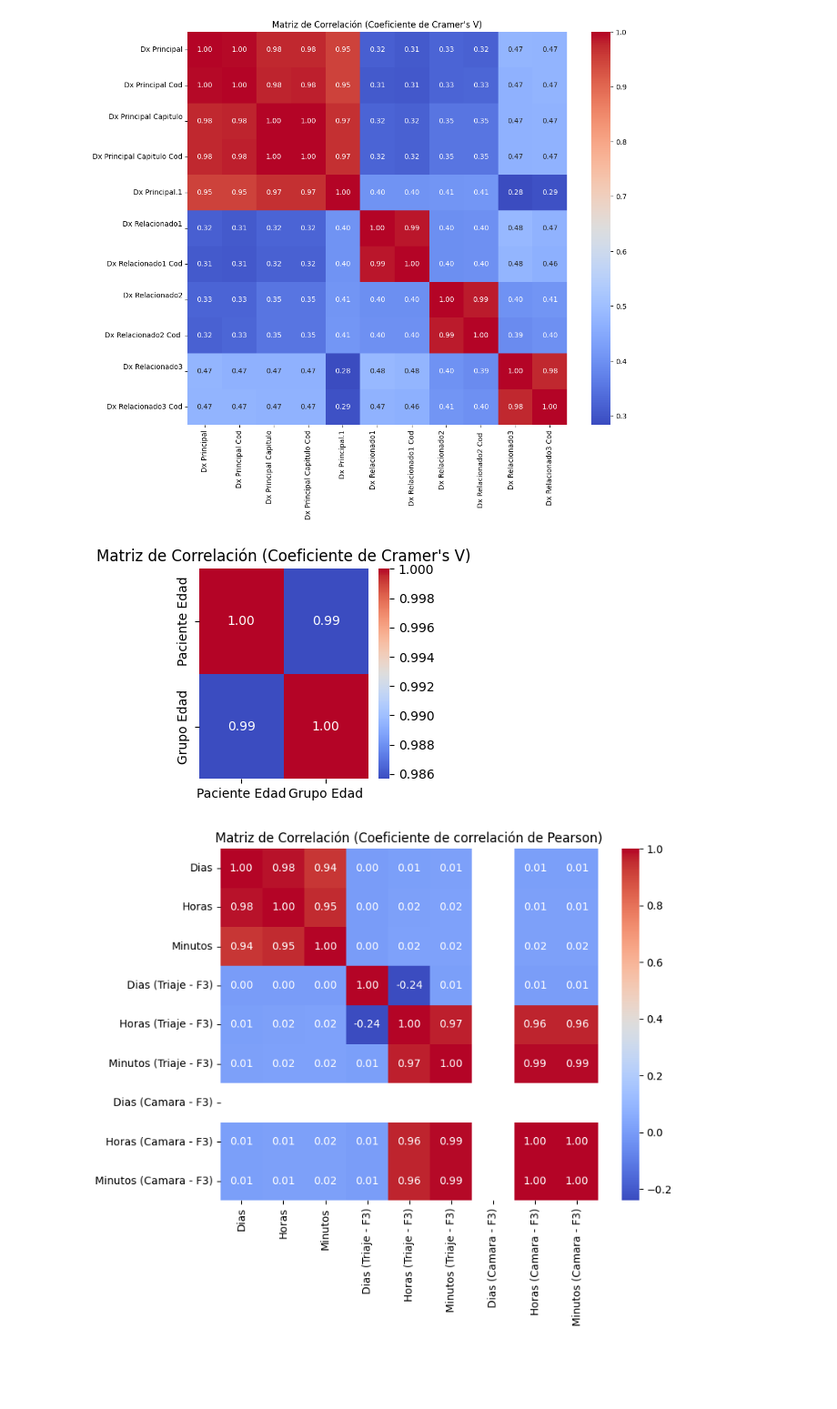
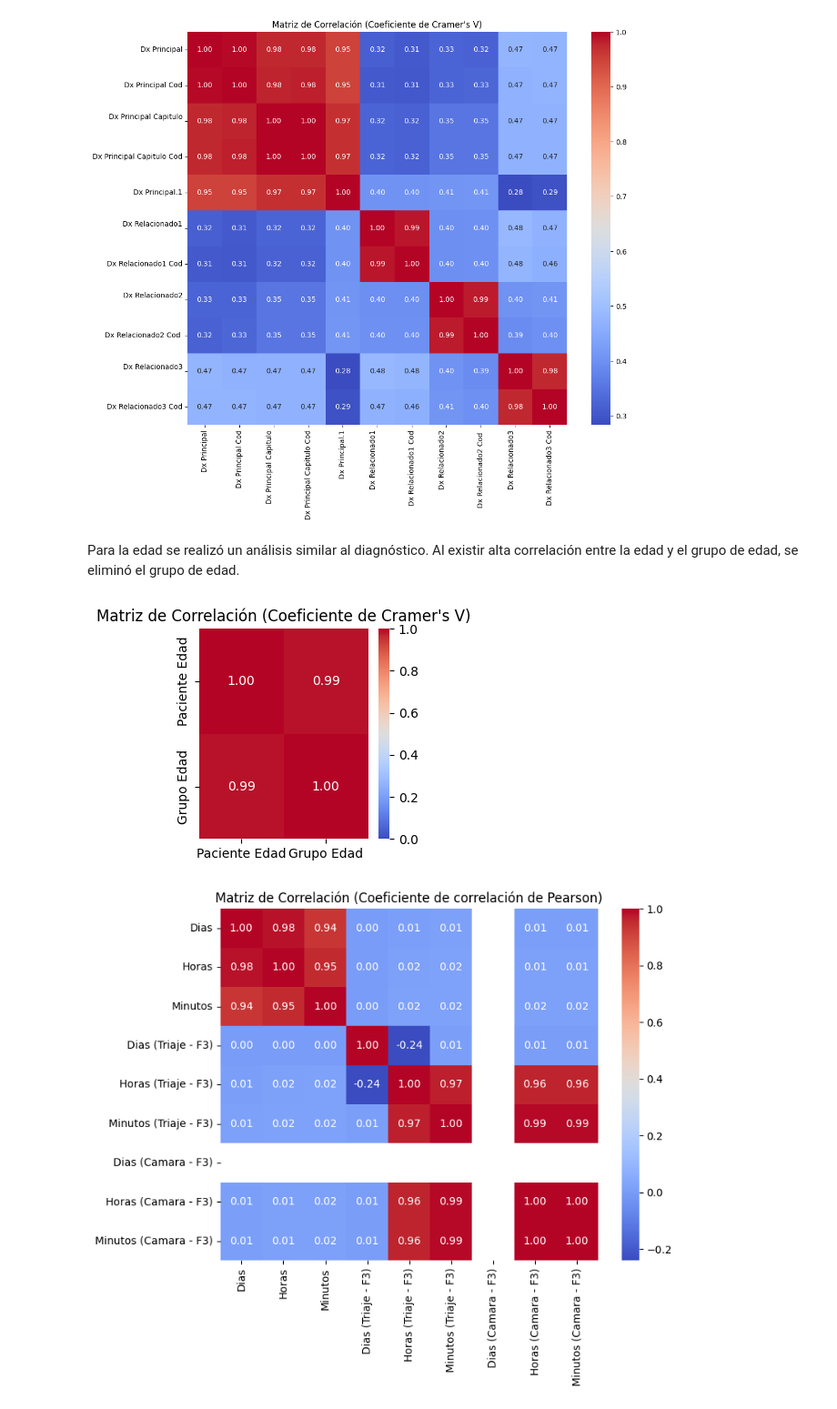
Before and after one commit to santiagogonzalezc/Final_project_ML, a Jupyter notebook: EDA.ipynb, the cells around one changed output. Shown at 91% size. Drawn from its saved outputs; the diff is of its cells as text; code cells hidden in the pictures; blank space fills up the shorter version.

```diff
--- a/EDA.ipynb
+++ b/EDA.ipynb
@@ -126,41 +154,31 @@ plt.title("Matriz de Correlación (Coeficiente de Cramer's V)")
 plt.show()
 # %% [output]
 [figure]
+# %% [markdown]
+ Para la edad se realizó un análisis similar al diagnóstico. Al existir alta correlación entre la edad y el grupo de edad, se eliminó el grupo de edad.
 # %%
 # Seleccionar las columnas relevantes
 relevant_columns = ['Paciente Edad', 'Grupo Edad']
 subset_data = data[relevant_columns]
-
-# Calcular el coeficiente de Cramer's V
-def cramers_v(table):
-    chi2 = chi2_contingency(table)[0]
-    n = table.sum().sum()
-    phi2 = chi2 / n
-    r, k = table.shape
-    phi2corr = max(0, phi2 - ((k-1)*(r-1))/(n-1))
-    rcorr = r - ((r-1)**2)/(n-1)
-    kcorr = k - ((k-1)**2)/(n-1)
-    return np.sqrt(phi2corr / min((kcorr-1), (rcorr-1)))
 
 # Calcular la matriz de correlación usando el coeficiente de Cramer's V
 correlation_matrix = pd.DataFrame(index=relevant_columns, columns=relevant_columns)
 for i, col1 in enumerate(relevant_columns):
     for j, col2 in enumerate(relevant_columns):
         if i == j:
             correlation_matrix.iloc[i, j] = 1.0
         else:
             contingency_table = pd.crosstab(subset_data[col1], subset_data[col2])
             correlation_matrix.iloc[i, j] = cramers_v(contingency_table)
 
 # Configurar el tamaño del gráfico
 plt.figure(figsize=(3,3))
-
 # mapa de calor
-sns.heatmap(correlation_matrix.astype(float), annot=True, cmap='coolwarm', fmt=".2f")
+sns.heatmap(correlation_matrix.astype(float), annot=True, cmap='coolwarm', fmt=".2f", vmin=0, vmax=1)
 plt.title("Matriz de Correlación (Coeficiente de Cramer's V)")
 plt.show()
 # %% [output]
-[figure, old version]
+[figure, new version]
 # %%
 # Seleccionar las columnas relevantes
 relevant_columns = ['Dias', 'Horas', 'Minutos','Dias (Triaje - F3)','Horas (Triaje - F3)','Minutos (Triaje - F3)','Dias (Camara - F3)', 'Horas (Camara - F3)', 'Minutos (Camara - F3)']
```
Also changed, not shown: parts of 18 cells of this notebook.
